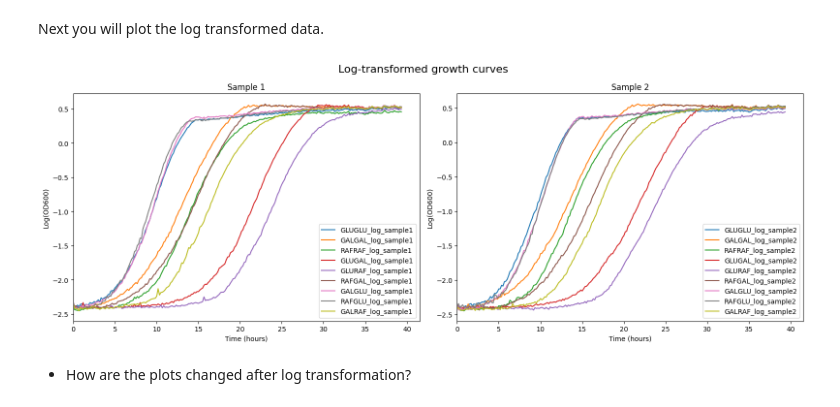
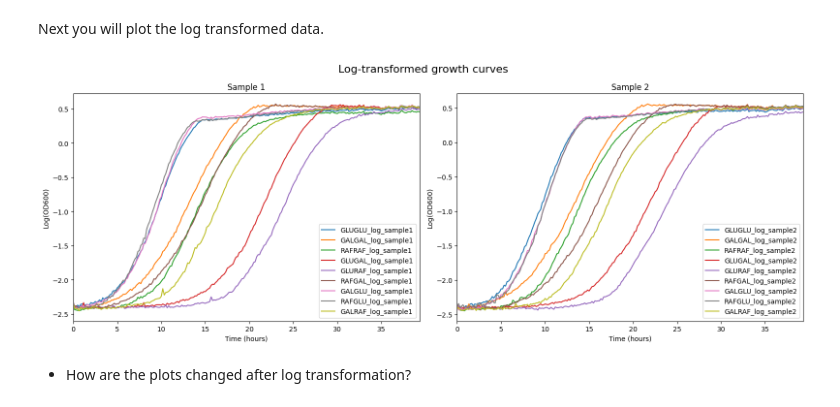
Before and after one commit to itsme-eni/quant_single_cell, a Jupyter notebook: 1_practical_Platereader_Growth2025/01 Growth experiments.ipynb, the cells around one changed output. Saved outputs shown, nothing was run; the diff lists cells and outputs as text; code cells hidden in the pictures.

```diff
--- a/1_practical_Platereader_Growth2025/01 Growth experiments.ipynb
+++ b/1_practical_Platereader_Growth2025/01 Growth experiments.ipynb
@@ -303,8 +345,7 @@ df_transformed.head()
 # %% [markdown]
 Next you will plot the log transformed data.
 # %%
-# Step 1: Add 'time_in_hours' from df_renamed to df_transformed
-df_transformed['time_in_hours'] = df_renamed['time_hours'] + df_renamed['time_minutes'] / 60
+# Step 1: time_in_hours is already created in df_transformed during transformation
 
 # Step 2: Plot all conditions for Sample1 and Sample2
 # Sample 1 conditions: Collect all columns ending in '_log_sample1'
@@ -316,35 +357,34 @@ sample2_columns = [col for col in df_transformed.columns if col.endswith('_log_s
 fig, (ax1, ax2) = plt.subplots(1, 2, figsize=(16, 6))
 
 # Step 3: Plot all Sample 1 conditions on the first subplot
 for condition in sample1_columns:
     ax1.plot(df_transformed['time_in_hours'], df_transformed[condition], label=condition)
-
 
 # Set y-axis and x-axis limits for Sample 1 plot
 ax1.set_xlabel("Time (hours)")
 ax1.set_ylabel("Log(OD600)")
 ax1.set_title("Sample 1")
 ax1.legend()
 ax1.set_xlim(0, df_transformed['time_in_hours'].max())
 
 # Step 4:  Plot all Sample 2 conditions on the second subplot
 for condition in sample2_columns:
     ax2.plot(df_transformed['time_in_hours'], df_transformed[condition], label=condition)
 
 # Set y-axis and x-axis limits for Sample 2 plot
 ax2.set_xlabel("Time (hours)")
 ax2.set_ylabel("Log(OD600)")
 ax2.set_title("Sample 2")
 ax2.legend()
 ax2.set_xlim(0, df_transformed['time_in_hours'].max())
 
 # Set the overall title
 fig.suptitle("Log-transformed growth curves", fontsize=16)
 
 plt.tight_layout()
 plt.show()
 # %% [output]
-[figure, old version]
+[figure, new version]
 # %% [markdown]
 - How are the plots changed after log transformation?
 # %% [markdown]
```
Also changed, not shown: parts of 6 cells of this notebook, 3 other files.
